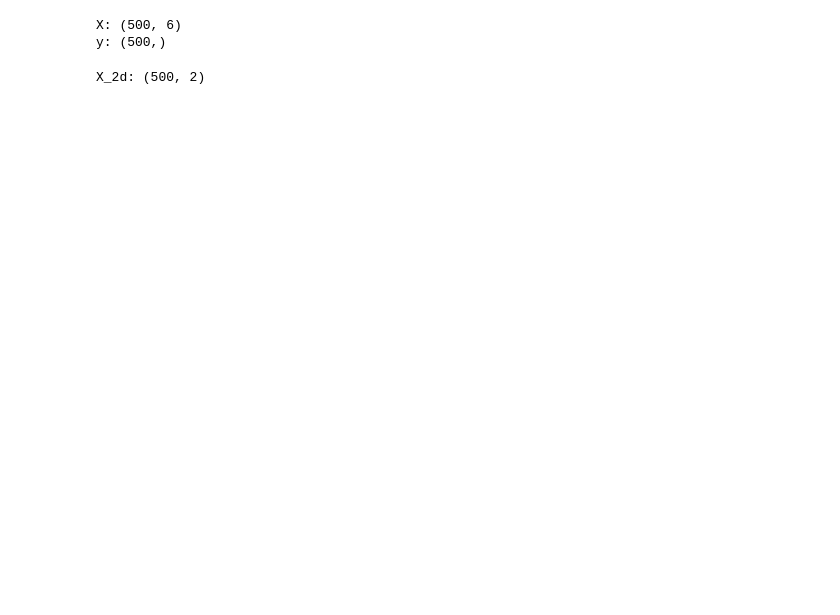
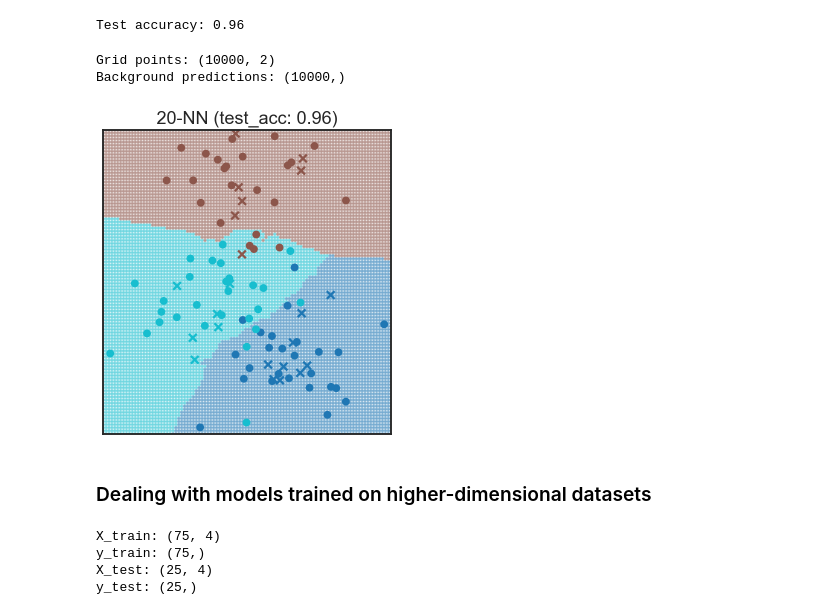
Before and after one commit to vrjkmr/decision-boundary, a Jupyter notebook: Decision boundary plotting.ipynb, the cells around one changed output. Drawn from its saved outputs; the diff is of its cells as text; code cells hidden in the pictures; blank space fills up the shorter version.

```diff
--- a/Decision boundary plotting.ipynb
+++ b/Decision boundary plotting.ipynb
@@ -126,20 +48,58 @@ plt.show()
-# %%
-# 1. create dummy 4-class classification dataset with multiple features
-X, y = make_blobs(n_samples=500, centers=4, n_features=6,
-                  cluster_std=4.5, random_state=seed)
-print("X:", X.shape)
-print("y:", y.shape)
-# %% [output]
-X: (500, 6)
-y: (500,)
-# %%
-# 2. transform original data into 2D
-tsne = TSNE(n_components=2)
-X_2d = tsne.fit_transform(X)
-print("X_2d:", X_2d.shape)
-# %% [output]
-X_2d: (500, 2)
-# %%
-# 3. split original and transformed data using same strategy
-X_train, X_test, y_train, y_test = train_test_split(X, y, random_state=seed)
-X_train_2d, X_test_2d, y_train, y_test = train_test_split(X_2d, y, random_state=seed)
+# %%
+# 3. train model(s)
+knn = KNeighborsClassifier(n_neighbors=20).fit(X_train, y_train)
+test_accuracy = knn.score(X_test, y_test)
+print("Test accuracy: {:.2f}".format(test_accuracy))
+# %% [output]
+Test accuracy: 0.96
+# %%
+# 4. build grid of shape 100 x 100 = 10k
+min_x1, max_x1, min_x2, max_x2 = extract_plot_ranges(X_train)
+grid_points = generate_grid_points(min_x1, max_x1, min_x2, max_x2)
+print("Grid points: {}".format(grid_points.shape))
+
+# 5. get grid predictions
+background_predictions = knn.predict(grid_points)
+print("Background predictions: {}".format(background_predictions.shape))
+# %% [output]
+Grid points: (10000, 2)
+Background predictions: (10000,)
+# %%
+# 6. plot decision boundaries
+fig, ax = plt.subplots(1, 1, figsize=(5, 5.5))
+
+# plot grid and dataset
+ax.set_title("20-NN (test_acc: {:.2f})".format(test_accuracy))
+ax.scatter(grid_points[:, 0], grid_points[:, 1], c=background_predictions,
+           cmap=CMAP, alpha=0.4, s=4)
+scatter = ax.scatter(X_train[:, 0], X_train[:, 1], c=y_train, s=40, cmap=CMAP)
+ax.scatter(X_test[:, 0], X_test[:, 1], c=y_test, marker="x", s=60, cmap=CMAP)
+
+# set axis parameters
+ax.axes.xaxis.set_visible(False)
+ax.axes.yaxis.set_visible(False)
+ax.set_xlim([min_x1, max_x1])
+ax.set_ylim([min_x2, max_x2])
+plt.tight_layout(pad=2.)
+plt.show()
+# %% [output]
+[figure, added]
+# %% [markdown]
+### Dealing with models trained on higher-dimensional datasets
+# %%
+# 1. build dataset
+X, y = make_blobs(n_samples=100, centers=4, n_features=4,
+                  cluster_std=4, random_state=seed)
+
+# 2. split dataset
+X_train, X_test, y_train, y_test = train_test_split(X, y, random_state=seed)
+
+print("X_train: {}".format(X_train.shape))
+print("y_train: {}".format(y_train.shape))
+print("X_test: {}".format(X_test.shape))
+print("y_test: {}".format(y_test.shape))
+# %% [output]
+X_train: (75, 4)
+y_train: (75,)
+X_test: (25, 4)
+y_test: (25,)
```
Also changed, not shown: parts of 22 cells of this notebook, 2 other files.
